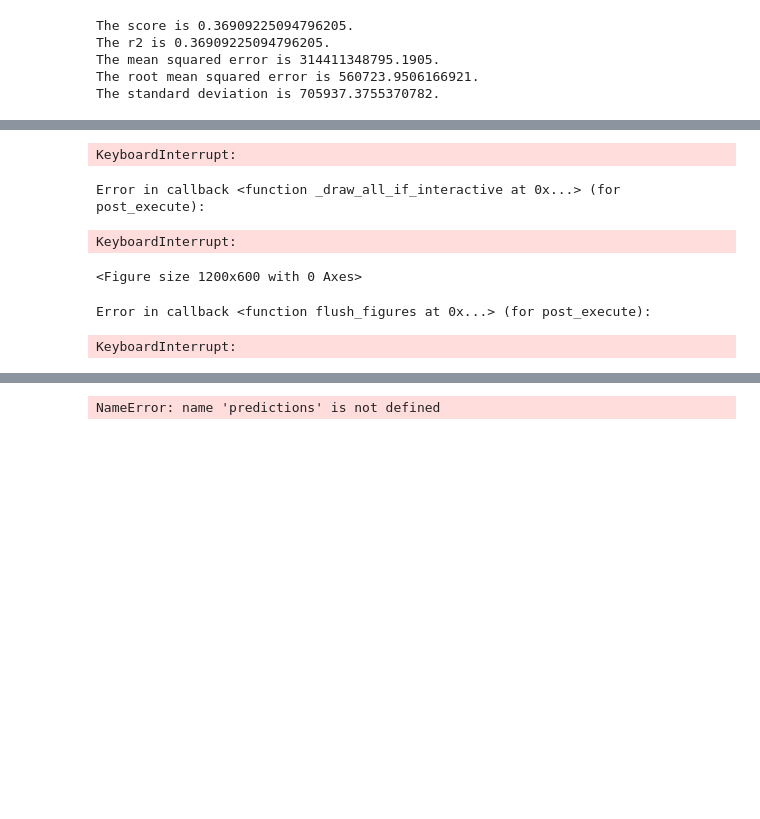
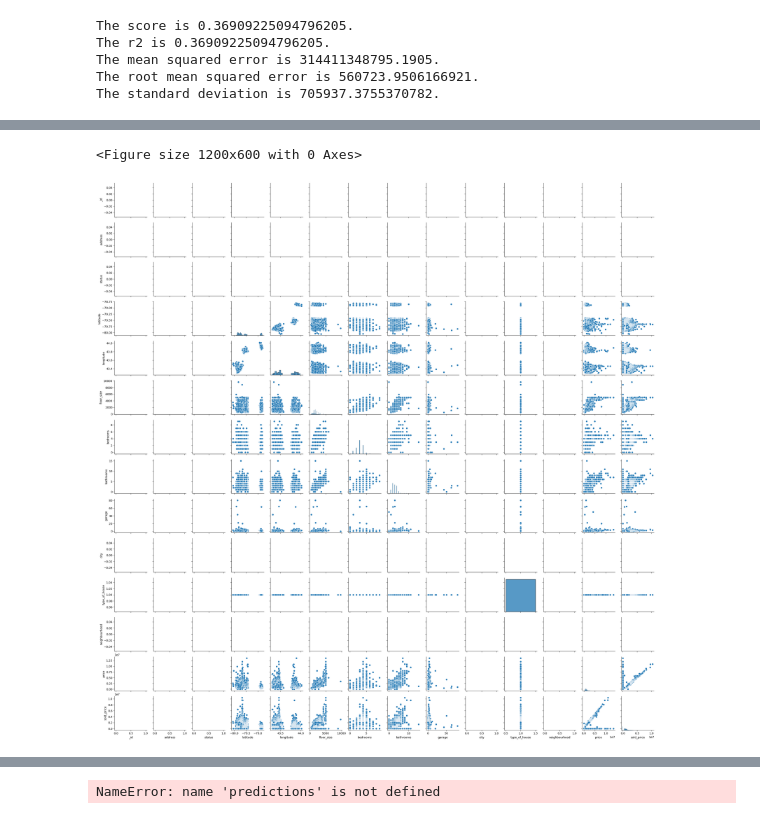
Before and after one commit to MaisieDeGraaf/Housing-Project_Final, a Jupyter notebook: linreg_housing.ipynb, the cells around one changed output, grey strips where cells are left out. Cells and saved outputs as stored; diff of their text form; code cells hidden in the pictures; blank space fills up the shorter version.

```diff
--- a/linreg_housing.ipynb
+++ b/linreg_housing.ipynb
@@ -490,12 +537,8 @@ houses_df_dummies_predicted.describe().T
 # %%
 # Plotting a pairplot to see the pairwise relationships in a dataset
 plt.figure(figsize=(12,6))
-sns.pairplot(houses_df_dummies_predicted, diag_kind="hist", height=2)
+sns.pairplot(houses_df, diag_kind="hist", height=2)
 plt.show()
 # %% [output]
-KeyboardInterrupt:
+<Figure size 1200x600 with 0 Axes>
-Error in callback <function _draw_all_if_interactive at 0x...> (for post_execute):
-KeyboardInterrupt:
-<Figure size 1200x600 with 0 Axes>
-Error in callback <function flush_figures at 0x...> (for post_execute):
-KeyboardInterrupt:
+[figure, added]
```
Also changed, not shown: parts of 27 cells of this notebook.
